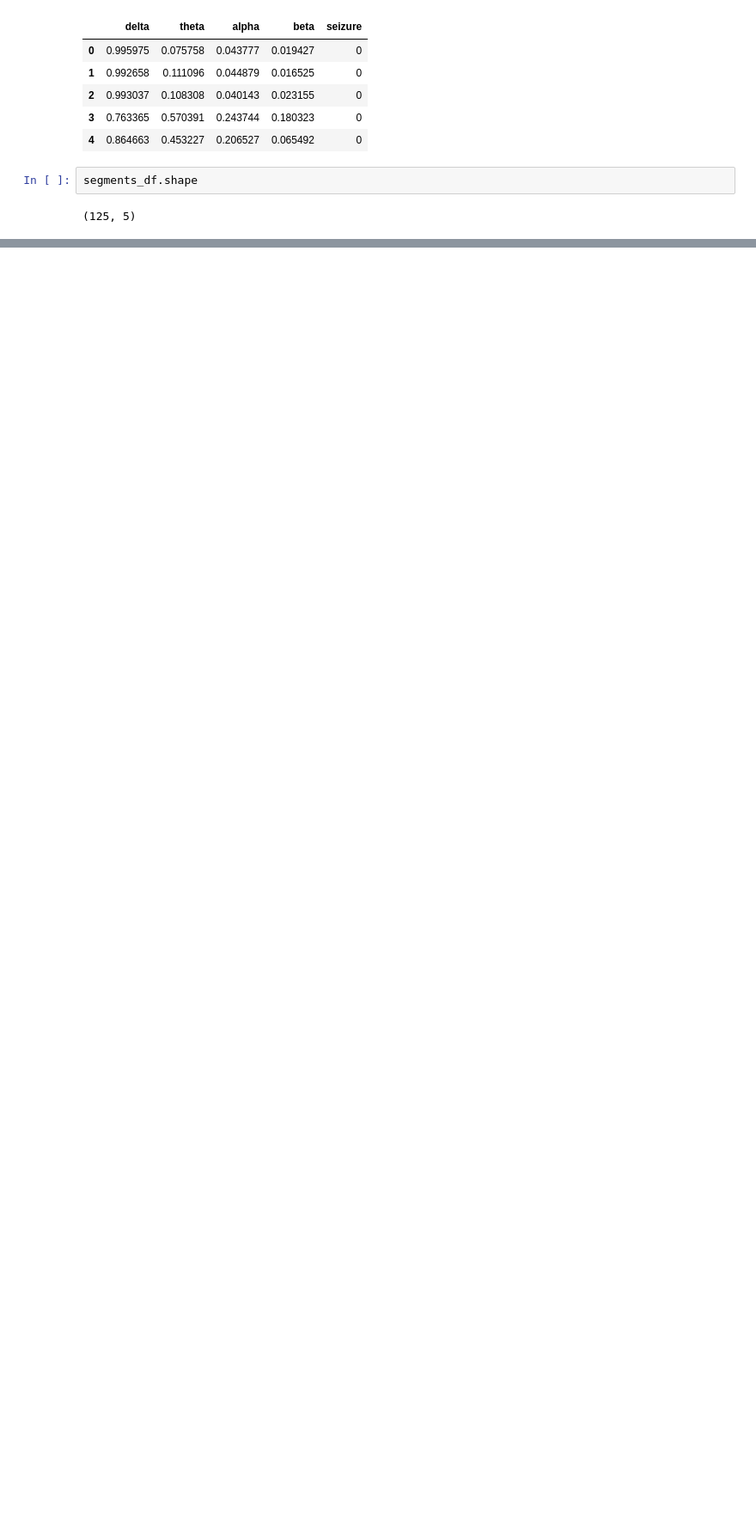
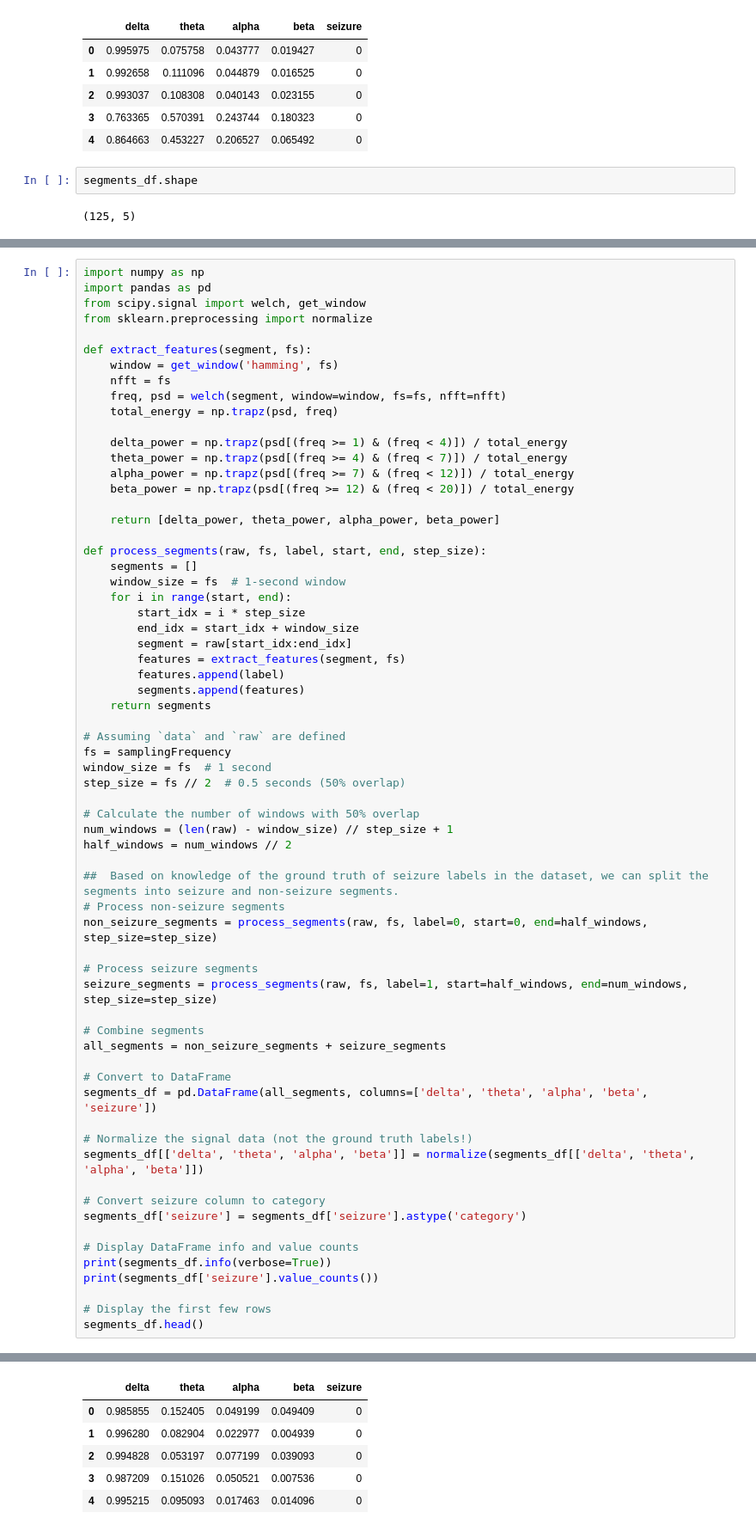
Before and after one commit to menonpg/bioeng2390_ai_in_healthcare, a Jupyter notebook: Week02/ReadMAT_ConvertToSignalvsTime_EngineerWINDOWEDFeatures.ipynb, the cells around one changed output, grey strips where cells are left out. Shown at 86% size. Saved outputs shown, nothing was run; the diff lists cells and outputs as text; blank space fills up the shorter version.

Commit message:
feature engineering with 50% overlap windows

```diff
--- a/Week02/ReadMAT_ConvertToSignalvsTime_EngineerWINDOWEDFeatures.ipynb
+++ b/Week02/ReadMAT_ConvertToSignalvsTime_EngineerWINDOWEDFeatures.ipynb
@@ -306,0 +313,66 @@ segments_df.shape
+# %%
+import numpy as np
+import pandas as pd
+from scipy.signal import welch, get_window
+from sklearn.preprocessing import normalize
+
+def extract_features(segment, fs):
+    window = get_window('hamming', fs)
+    nfft = fs
+    freq, psd = welch(segment, window=window, fs=fs, nfft=nfft)
+    total_energy = np.trapz(psd, freq)
+
+    delta_power = np.trapz(psd[(freq >= 1) & (freq < 4)]) / total_energy
+    theta_power = np.trapz(psd[(freq >= 4) & (freq < 7)]) / total_energy
+    alpha_power = np.trapz(psd[(freq >= 7) & (freq < 12)]) / total_energy
+    beta_power = np.trapz(psd[(freq >= 12) & (freq < 20)]) / total_energy
+
+    return [delta_power, theta_power, alpha_power, beta_power]
+
+def process_segments(raw, fs, label, start, end, step_size):
+    segments = []
+    window_size = fs  # 1-second window
+    for i in range(start, end):
+        start_idx = i * step_size
+        end_idx = start_idx + window_size
+        segment = raw[start_idx:end_idx]
+        features = extract_features(segment, fs)
+        features.append(label)
+        segments.append(features)
+    return segments
+
+# Assuming `data` and `raw` are defined
+fs = samplingFrequency
+window_size = fs  # 1 second
+step_size = fs // 2  # 0.5 seconds (50% overlap)
+
+# Calculate the number of windows with 50% overlap
+num_windows = (len(raw) - window_size) // step_size + 1
+half_windows = num_windows // 2
+
+##  Based on knowledge of the ground truth of seizure labels in the dataset, we can split the segments into seizure and non-seizure segments.
+# Process non-seizure segments
+non_seizure_segments = process_segments(raw, fs, label=0, start=0, end=half_windows, step_size=step_size)
+
+# Process seizure segments
+seizure_segments = process_segments(raw, fs, label=1, start=half_windows, end=num_windows, step_size=step_size)
+
+# Combine segments
+all_segments = non_seizure_segments + seizure_segments
+
+# Convert to DataFrame
+segments_df = pd.DataFrame(all_segments, columns=['delta', 'theta', 'alpha', 'beta', 'seizure'])
+
+# Normalize the signal data (not the ground truth labels!)
+segments_df[['delta', 'theta', 'alpha', 'beta']] = normalize(segments_df[['delta', 'theta', 'alpha', 'beta']])
+
+# Convert seizure column to category
+segments_df['seizure'] = segments_df['seizure'].astype('category')
+
+# Display DataFrame info and value counts
+print(segments_df.info(verbose=True))
+print(segments_df['seizure'].value_counts())
+
+# Display the first few rows
+segments_df.head()
+# %% [output]
@@ -306,0 +409,6 @@ segments_df.shape
+|  | delta | theta | alpha | beta | seizure |
+| 0 | 0.985855 | 0.152405 | 0.049199 | 0.049409 | 0 |
+| 1 | 0.996280 | 0.082904 | 0.022977 | 0.004939 | 0 |
+| 2 | 0.994828 | 0.053197 | 0.077199 | 0.039093 | 0 |
+| 3 | 0.987209 | 0.151026 | 0.050521 | 0.007536 | 0 |
+| 4 | 0.995215 | 0.095093 | 0.017463 | 0.014096 | 0 |
```
Also changed, not shown: parts of 6 cells of this notebook.
